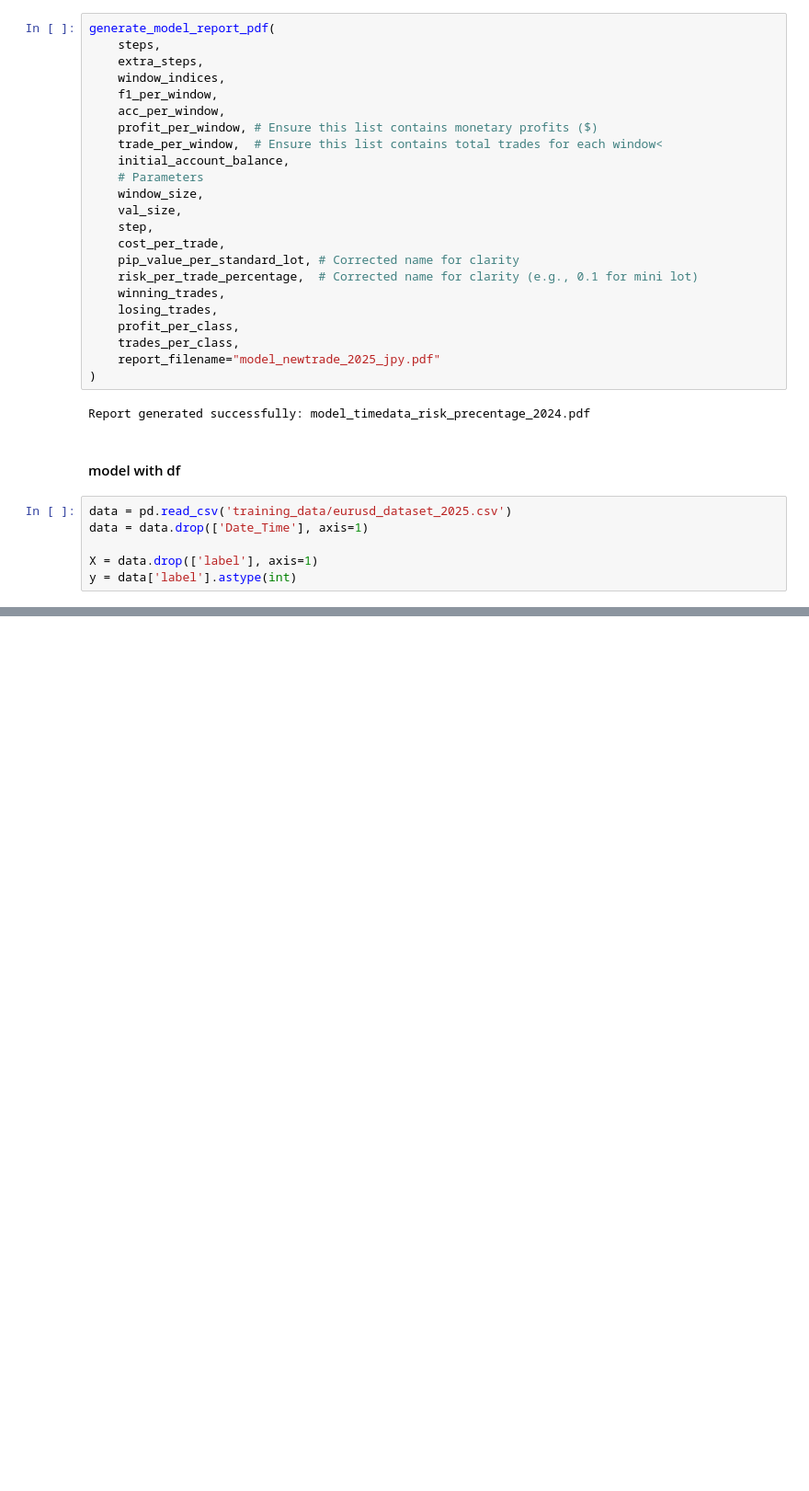
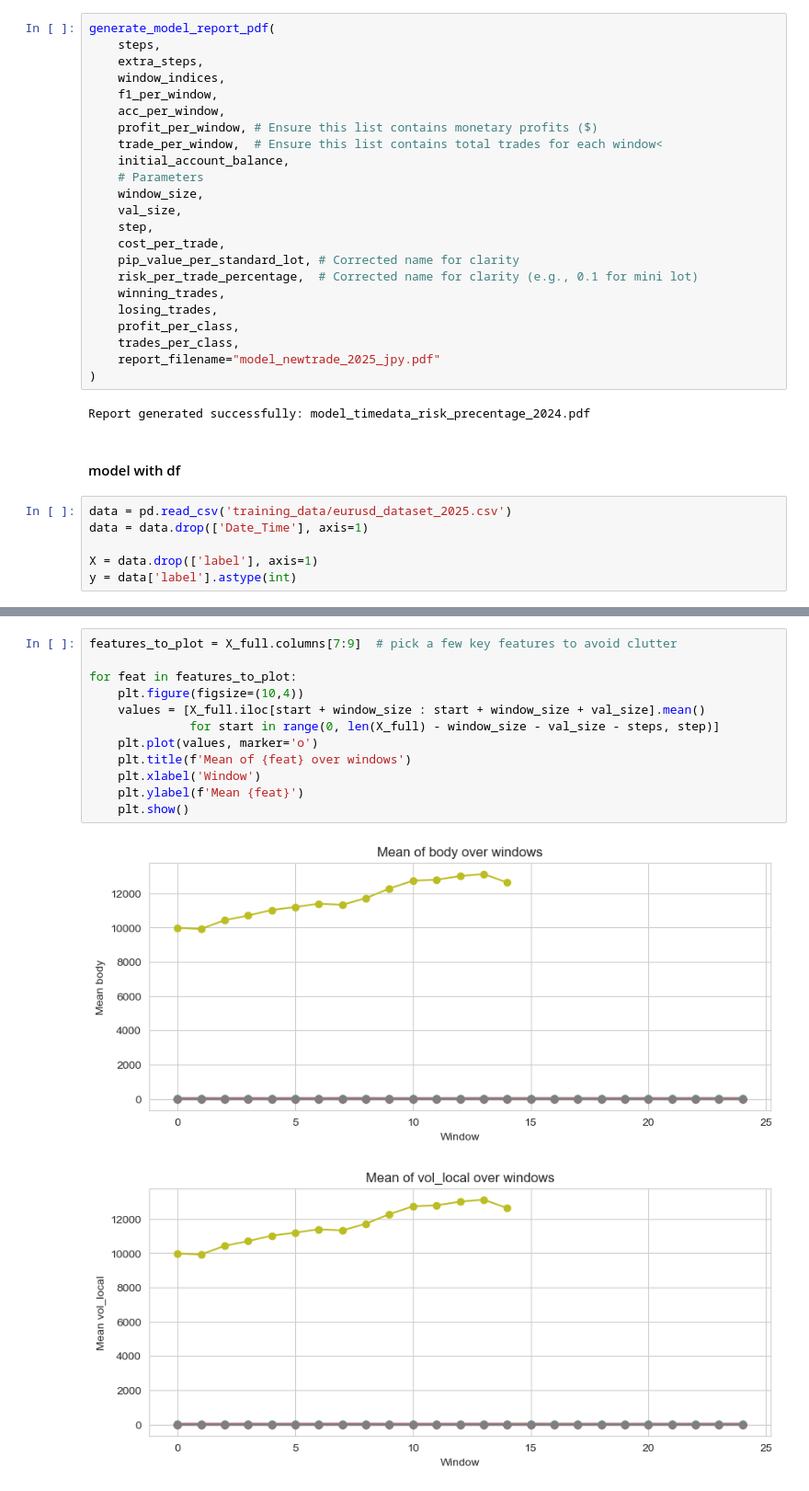
Before and after one commit to MartimMG/QuantTrading, a Jupyter notebook: neural_net.ipynb, the cells around one changed output, grey strips where cells are left out. Shown at 92% size. Saved outputs shown, nothing was run; the diff lists cells and outputs as text; blank space fills up the shorter version.

```diff
--- a/neural_net.ipynb
+++ b/neural_net.ipynb
@@ -560,0 +845,15 @@ for w, start in enumerate(range(0, len(X_full) - window_size - val_size - steps,
+# %%
+features_to_plot = X_full.columns[7:9]  # pick a few key features to avoid clutter
+
+for feat in features_to_plot:
+    plt.figure(figsize=(10,4))
+    values = [X_full.iloc[start + window_size : start + window_size + val_size].mean()
+              for start in range(0, len(X_full) - window_size - val_size - steps, step)]
+    plt.plot(values, marker='o')
+    plt.title(f'Mean of {feat} over windows')
+    plt.xlabel('Window')
+    plt.ylabel(f'Mean {feat}')
+    plt.show()
+# %% [output]
+[figure, added]
+[figure, added]
```
Also changed, not shown: parts of 15 cells of this notebook, 9 other files.
